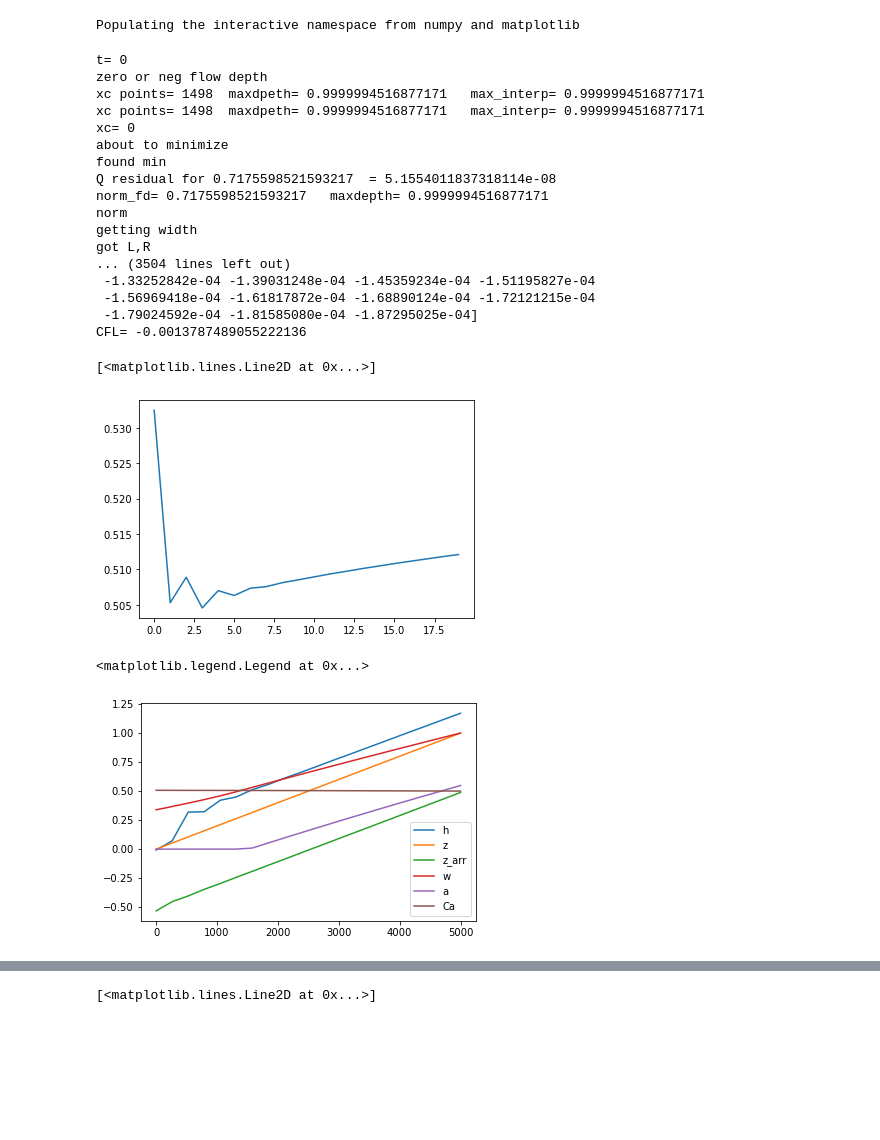
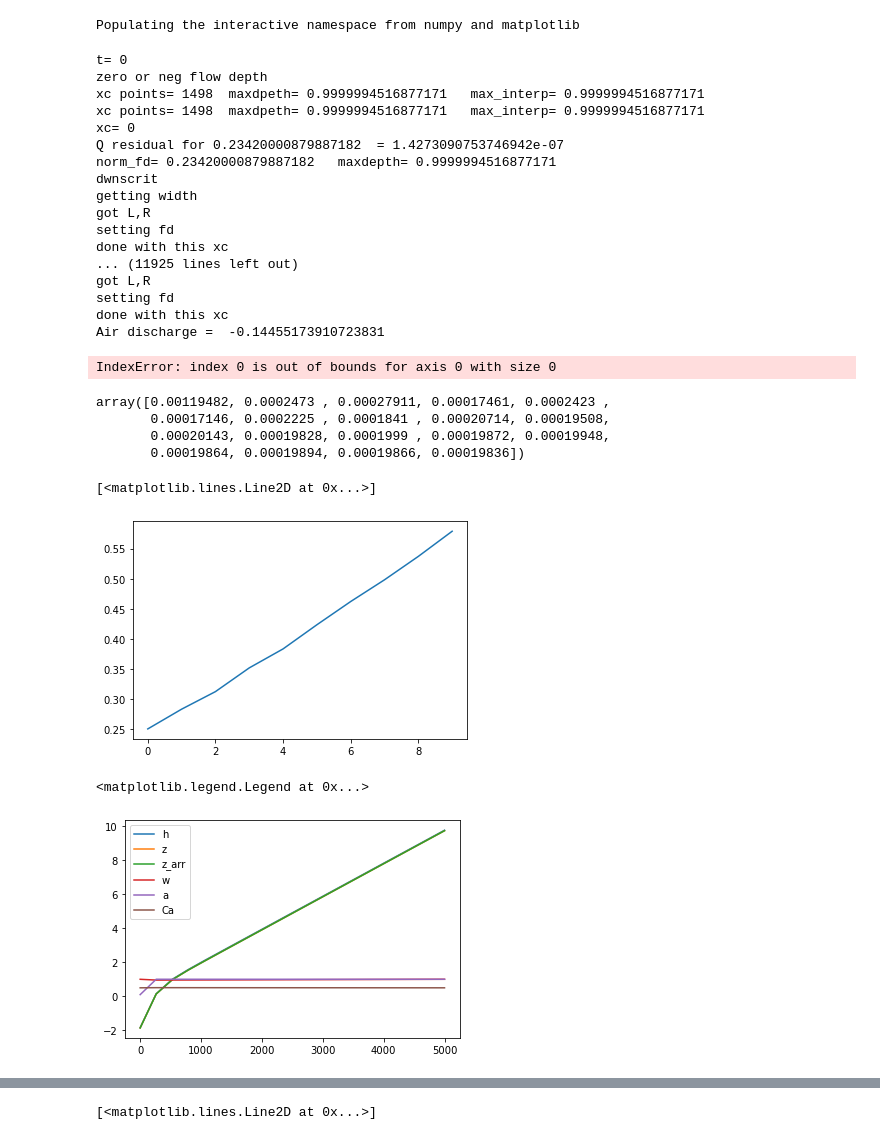
Before and after one commit to CovingtonResearchGroup/champ, a Jupyter notebook: CO2_1D_test.ipynb, the cells around one changed output, grey strips where cells are left out. Drawn from its saved outputs; the diff is of its cells as text; code cells hidden in the pictures; blank space fills up the shorter version.

Commit message:
exploring instability at low slope

```diff
--- a/CO2_1D_test.ipynb
+++ b/CO2_1D_test.ipynb
@@ -37,19 +37,19 @@ from CO2_sim_1D import CO2_1D
 
 n=20
 x = linspace(0,5000,n)
-z = linspace(0,1,n)
+z = linspace(1,2,n)
 np.random.seed(7)
 r = 0.5*ones(n-1)# + 0.1*np.random.rand(n-1)
 #r[5] = 0.5
 sim = CO2_1D(x,z, init_radii=r,
-             Q_w=0.1,
-             T_outside=0.,
+             Q_w=0.05,
+             T_outside=20.,
              D_a=35., D_w=35.,
              adv_disp_stabil_factor=0.5,
-             reduction_factor=0.005,
+             reduction_factor=0.01,
             dt_erode=1.,
             xc_n=1500)
-ntimes = 10
+ntimes = 500
 fd_old=0.
 for t in arange(ntimes):
     print('t=',t)
@@ -63,10 +63,10 @@ for t in arange(ntimes):
     #    print(asdf)
     sim.calc_steady_state_transport()
     sim.erode_xcs()
-    sim.z_arr[0] -= 0.0005
+    sim.z_arr[0] -= 0.005
     #if t==160:
     #    print(asdf)
-    if t % 10 == 0:
+    if t % 1 == 0:
         timestep_str = '%04d' % (t,)
         print("Plotting timestep: ",t)
         figure()
@@ -85,6 +85,18 @@ for t in arange(ntimes):
         plot(x,sim.Ca)
         legend(['h','z','w','a','Ca'])
         savefig('./Profile-'+timestep_str+'.png')
+        figure()
+        xmid = (x[1:] + x[:-1])/2.
+        plot(xmid,sim.slopes)
+        yscale('log')
+        tight_layout()
+        savefig('./Slope-'+timestep_str+'.png')
+        figure()
+        loglog(sim.slopes, abs(sim.dz), 'o')
+        ylabel('dz')
+        xlabel('slope')
+        tight_layout()
+        savefig('./Slope_vs_erosion-'+timestep_str+'.png')
         close('all')
 # %% [output]
 t= 0
@@ -92,18 +104,26 @@ zero or neg flow depth
 xc points= 1498  maxdpeth= 0.9999994516877171   max_interp= 0.9999994516877171
 xc points= 1498  maxdpeth= 0.9999994516877171   max_interp= 0.9999994516877171
 xc= 0
-about to minimize
-found min
-Q residual for 0.7175598521593217  = 5.1554011837318114e-08
-norm_fd= 0.7175598521593217   maxdepth= 0.9999994516877171
-norm
+Q residual for 0.23420000879887182  = 1.4273090753746942e-07
+norm_fd= 0.23420000879887182   maxdepth= 0.9999994516877171
+dwnscrit
 getting width
 got L,R
-... (3504 lines left out)
- -1.33252842e-04 -1.39031248e-04 -1.45359234e-04 -1.51195827e-04
- -1.56969418e-04 -1.61817872e-04 -1.68890124e-04 -1.72121215e-04
- -1.79024592e-04 -1.81585080e-04 -1.87295025e-04]
-CFL= -0.0013787489055222136
+setting fd
+done with this xc
+... (11925 lines left out)
+got L,R
+setting fd
+done with this xc
+Air discharge =  -0.14455173910723831
+IndexError: index 0 is out of bounds for axis 0 with size 0
+# %%
+sim.slopes
+# %% [output]
+array([0.00119482, 0.0002473 , 0.00027911, 0.00017461, 0.0002423 ,
+       0.00017146, 0.0002225 , 0.0001841 , 0.00020714, 0.00019508,
+       0.00020143, 0.00019828, 0.0001999 , 0.00019872, 0.00019948,
+       0.00019864, 0.00019894, 0.00019866, 0.00019836])
 # %%
 z = linspace(0,1,n)
 total_dz = z - sim.z_arr
@@ -111,24 +131,24 @@ total_dz = total_dz #- total_dz[0]
 plot(total_dz)
 # %% [output]
 [<matplotlib.lines.Line2D at 0x...>]
-[figure, old version]
+[figure, new version]
 # %%
 x = linspace(0,5000,n)
-z = linspace(0,1,n)
+#z = linspace(0,1,n)
 
 xmid = (x[1:] + x[:-1])/2.
 plot(x, sim.h)
 plot(x,z)
 plot(x,sim.z_arr)
 
 #plot(xmid,sim.fd_mids)
 plot(x,sim.CO2_w)
 plot(x,sim.CO2_a)
 plot(x,sim.Ca)
 legend(['h','z','z_arr','w','a','Ca'])
 # %% [output]
 <matplotlib.legend.Legend at 0x...>
-[figure, old version]
+[figure, new version]
 # %%
 xmid = (x[1:] + x[:-1])/2.
 plot(xmid, sim.h[1:]-sim.h[:-1])
```
Also changed, not shown: parts of 4 cells of this notebook, 2 other files.
